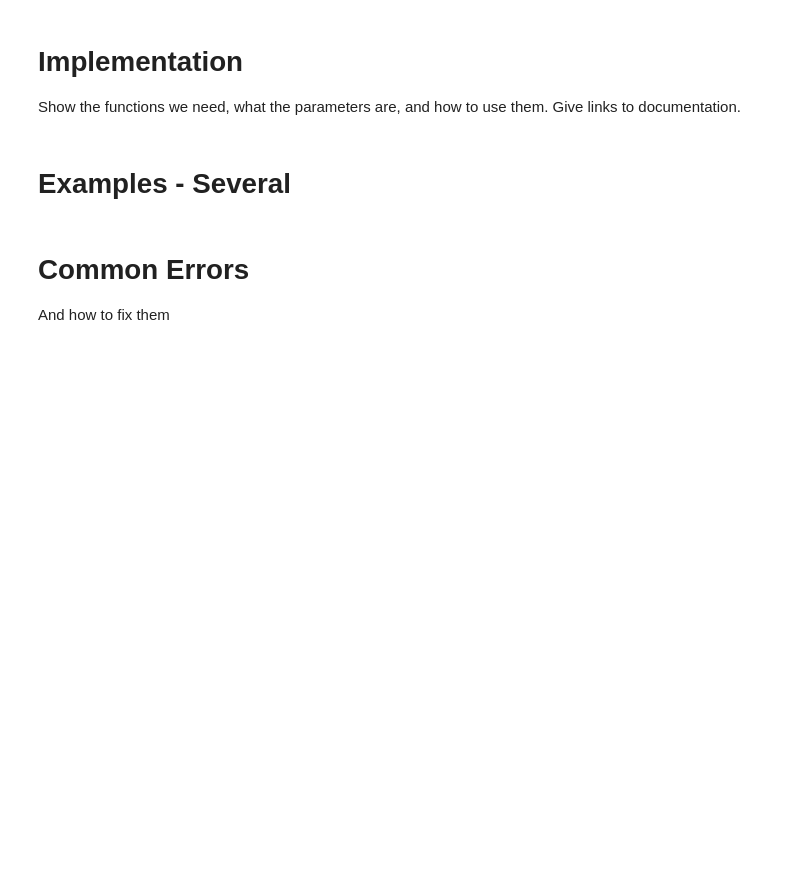
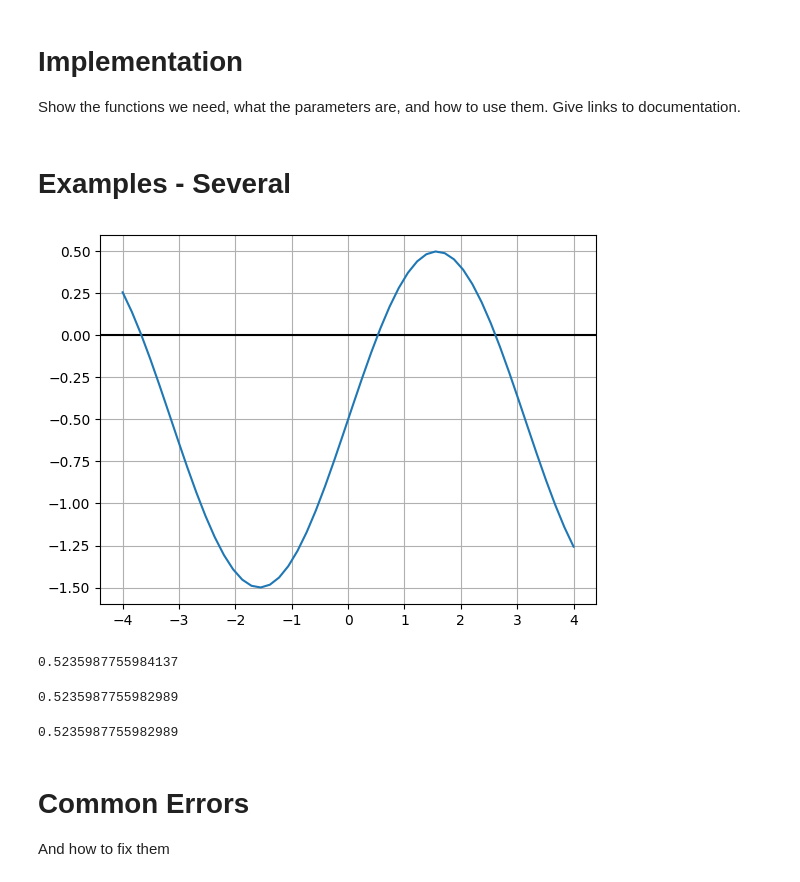
Before and after one commit to mdaugherity/PythonGuide, a Jupyter notebook: root_scalar.ipynb, the cells around one changed output. Saved outputs shown, nothing was run; the diff lists cells and outputs as text; code cells hidden in the pictures; blank space fills up the shorter version.

```diff
--- a/root_scalar.ipynb
+++ b/root_scalar.ipynb
@@ -64,6 +71,37 @@ How is the formal solution implemented?
 Show the functions we need, what the parameters are, and how to use them.  Give links to documentation.
 # %% [markdown]
 # Examples - Several
+# %%
+def f(x):
+  return np.sin(x) - 0.5
+
+x = np.linspace(-4,4)
+plt.axhline(0,color='k')
+plt.plot(x,f(x))
+plt.grid()
+
+def fprime(x):
+  return np.cos(x)
+# %% [output]
+[figure, added]
+# %%
+sol = root_scalar(f, bracket=[-1, 1] )    # use brackets
+x = sol.root  # the root
+print(x)
+# %% [output]
+0.5235987755984137
+# %%
+sol = root_scalar(f, x0 = 1, fprime = fprime, method = 'newton')
+x = sol.root  # the root
+print(x)
+# %% [output]
+0.5235987755982989
+# %%
+sol = root_scalar(f, x0 = -1, x1 = -.5, method = 'secant')
+x = sol.root  # the root
+print(x)
+# %% [output]
+0.5235987755982989
 # %% [markdown]
 # Common Errors
 And how to fix them
```
Also changed, not shown: parts of 1 cell of this notebook.
